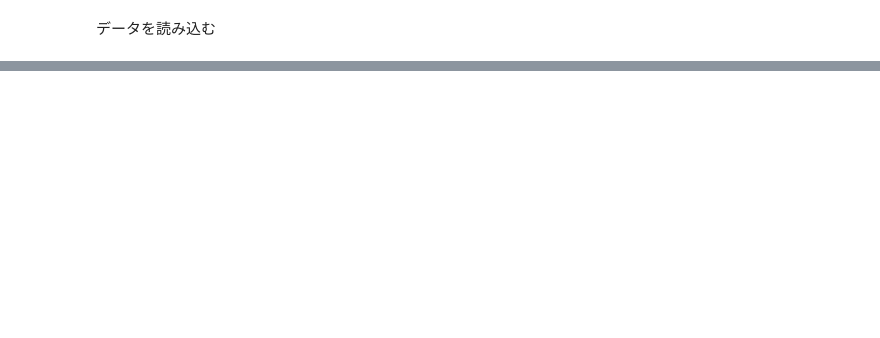
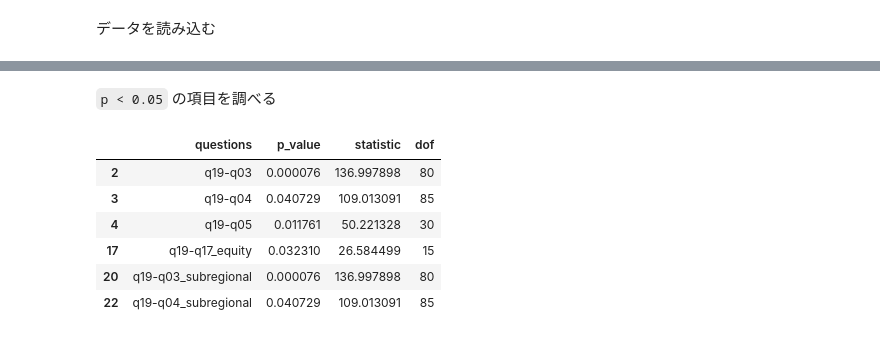
Before and after one commit to ICRC2023/surveys, a Jupyter notebook: notebooks/q19_interest.ipynb, the cells around one changed output, grey strips where cells are left out. Drawn from its saved outputs; the diff is of its cells as text; code cells hidden in the pictures; blank space fills up the shorter version.

```diff
--- a/notebooks/q19_interest.ipynb
+++ b/notebooks/q19_interest.ipynb
@@ -50,2 +31,12 @@ chi2_data = pd.DataFrame(chi2_tests, columns=["questions", "statistic", "p-value
+# %%
+x = "q19"
+y = [header for header in data.columns if header not in d.ignore_from_crosstab]
+y.remove(x)
+#y
+
+headers = [(x, _y) for _y in y]
+#headers
+# %%
+cross_tabs, heatmaps, chi2_data = ti.core.crosstab_loop(data, headers)
 # %%
 chi2_data
@@ -68,3 +77,16 @@ rule = (
 ).interactive()
 # %% [output]
 [interactive output not drawn]
+# %% [markdown]
+``p < 0.05`` の項目を調べる
+# %%
+p005 = chi2_data.query("p_value < 0.05")
+p005
+# %% [output]
+|  | questions | p_value | statistic | dof |
+| 2 | q19-q03 | 0.000076 | 136.997898 | 80 |
+| 3 | q19-q04 | 0.040729 | 109.013091 | 85 |
+| 4 | q19-q05 | 0.011761 | 50.221328 | 30 |
+| 17 | q19-q17_equity | 0.032310 | 26.584499 | 15 |
+| 20 | q19-q03_subregional | 0.000076 | 136.997898 | 80 |
+| 22 | q19-q04_subregional | 0.040729 | 109.013091 | 85 |
```
Also changed, not shown: parts of 7 cells of this notebook, 1 other file.
